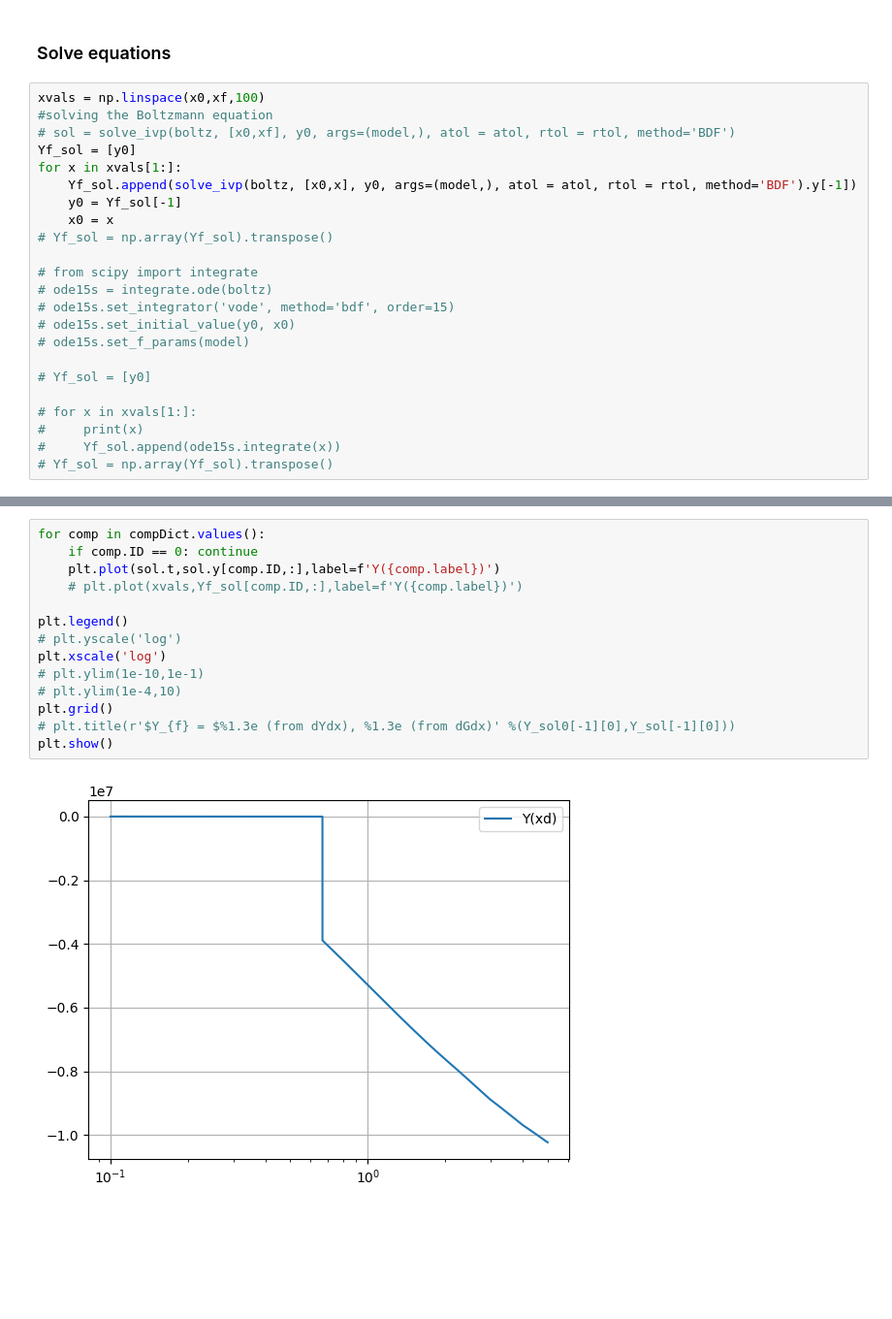
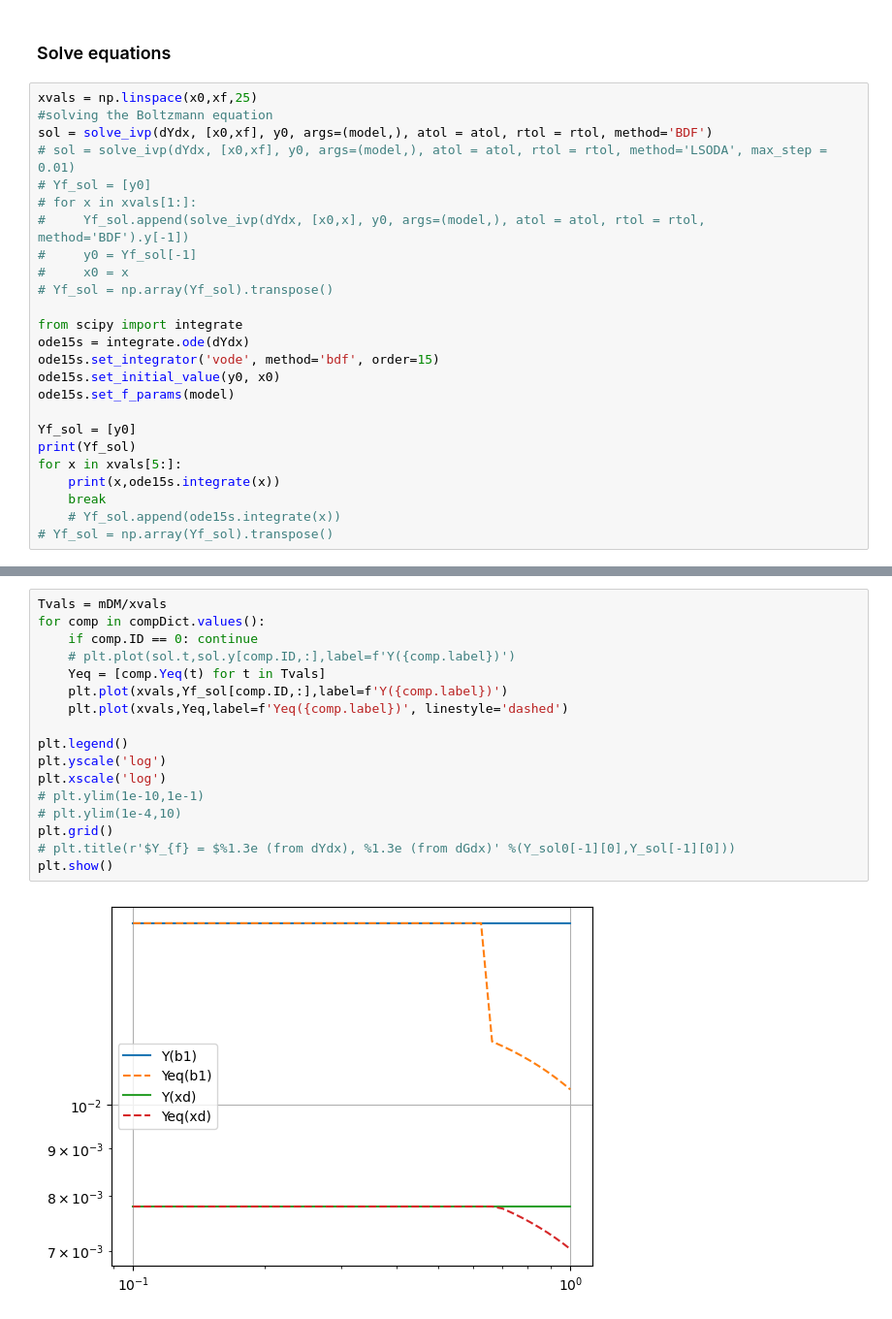
Before and after one commit to gabrielaalevi/DarkCalc, a Jupyter notebook: testSolver.ipynb, the cells around one changed output, grey strips where cells are left out. Shown: that part at 97% size. Drawn from its saved outputs; the diff is of its cells as text; blank space fills up the shorter version.

```diff
--- a/testSolver.ipynb
+++ b/testSolver.ipynb
@@ -96,25 +104,27 @@ Process b1b1x_xdxdx : sigmav = 0.0
 # %% [markdown]
 ### Solve equations
 # %%
-xvals = np.linspace(x0,xf,100)
+xvals = np.linspace(x0,xf,25)
 #solving the Boltzmann equation
-# sol = solve_ivp(boltz, [x0,xf], y0, args=(model,), atol = atol, rtol = rtol, method='BDF')
-Yf_sol = [y0]
-for x in xvals[1:]:
-    Yf_sol.append(solve_ivp(boltz, [x0,x], y0, args=(model,), atol = atol, rtol = rtol, method='BDF').y[-1])
-    y0 = Yf_sol[-1]
-    x0 = x
+sol = solve_ivp(dYdx, [x0,xf], y0, args=(model,), atol = atol, rtol = rtol, method='BDF')
+# sol = solve_ivp(dYdx, [x0,xf], y0, args=(model,), atol = atol, rtol = rtol, method='LSODA', max_step = 0.01)
+# Yf_sol = [y0]
+# for x in xvals[1:]:
+#     Yf_sol.append(solve_ivp(dYdx, [x0,x], y0, args=(model,), atol = atol, rtol = rtol, method='BDF').y[-1])
+#     y0 = Yf_sol[-1]
+#     x0 = x
 # Yf_sol = np.array(Yf_sol).transpose()
 
-# from scipy import integrate
-# ode15s = integrate.ode(boltz)
-# ode15s.set_integrator('vode', method='bdf', order=15)
-# ode15s.set_initial_value(y0, x0)
-# ode15s.set_f_params(model)
+from scipy import integrate
+ode15s = integrate.ode(dYdx)
+ode15s.set_integrator('vode', method='bdf', order=15)
+ode15s.set_initial_value(y0, x0)
+ode15s.set_f_params(model)
 
-# Yf_sol = [y0]
-
-# for x in xvals[1:]:
-#     print(x)
-#     Yf_sol.append(ode15s.integrate(x))
+Yf_sol = [y0]
+print(Yf_sol)
+for x in xvals[5:]:
+    print(x,ode15s.integrate(x))
+    break
+    # Yf_sol.append(ode15s.integrate(x))
 # Yf_sol = np.array(Yf_sol).transpose()
@@ -141,16 +162,19 @@ sol.y.shape
 # %%
+Tvals = mDM/xvals
 for comp in compDict.values():
     if comp.ID == 0: continue
-    plt.plot(sol.t,sol.y[comp.ID,:],label=f'Y({comp.label})')
-    # plt.plot(xvals,Yf_sol[comp.ID,:],label=f'Y({comp.label})')
+    # plt.plot(sol.t,sol.y[comp.ID,:],label=f'Y({comp.label})')
+    Yeq = [comp.Yeq(t) for t in Tvals]
+    plt.plot(xvals,Yf_sol[comp.ID,:],label=f'Y({comp.label})')
+    plt.plot(xvals,Yeq,label=f'Yeq({comp.label})', linestyle='dashed')
 
 plt.legend()
-# plt.yscale('log')
+plt.yscale('log')
 plt.xscale('log')
 # plt.ylim(1e-10,1e-1)
 # plt.ylim(1e-4,10)
 plt.grid()
 # plt.title(r'$Y_{f} = $%1.3e (from dYdx), %1.3e (from dGdx)' %(Y_sol0[-1][0],Y_sol[-1][0]))
 plt.show()
 # %% [output]
-[figure, old version]
+[figure, new version]
```
Also changed, not shown: parts of 19 cells of this notebook, 3 other files.
